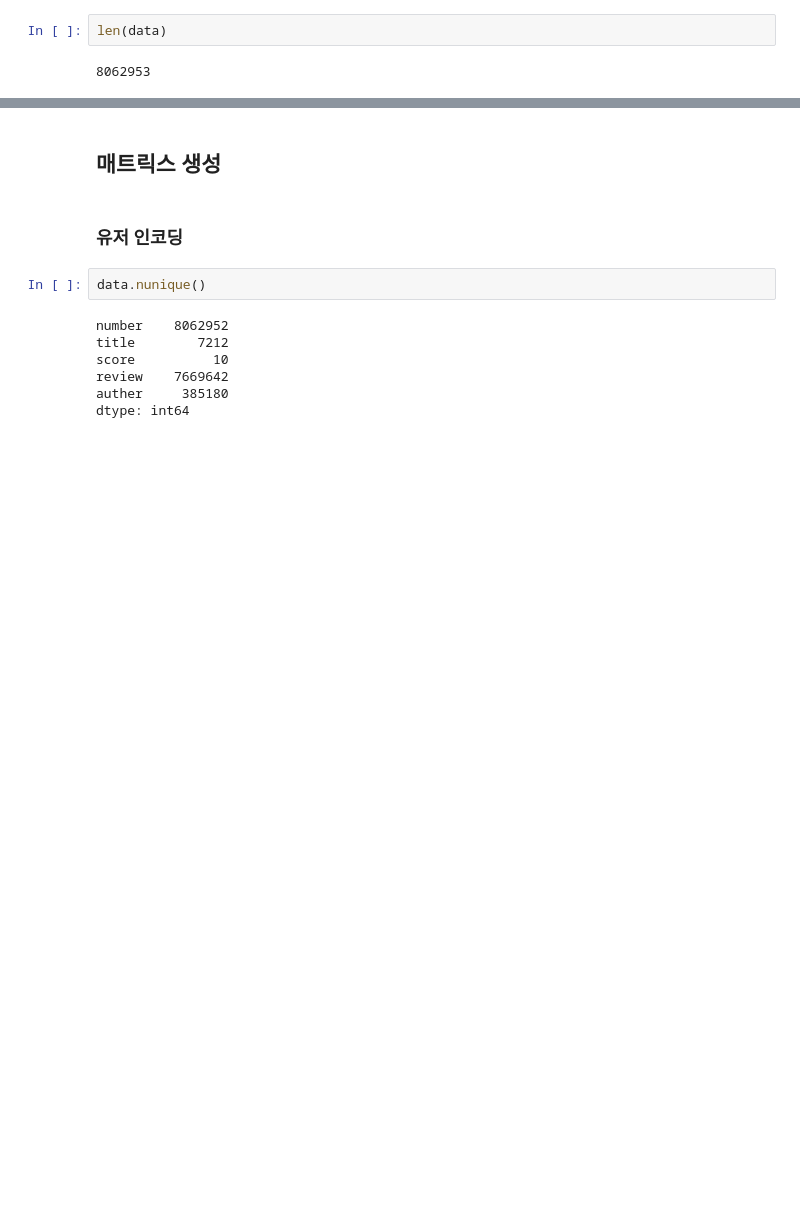
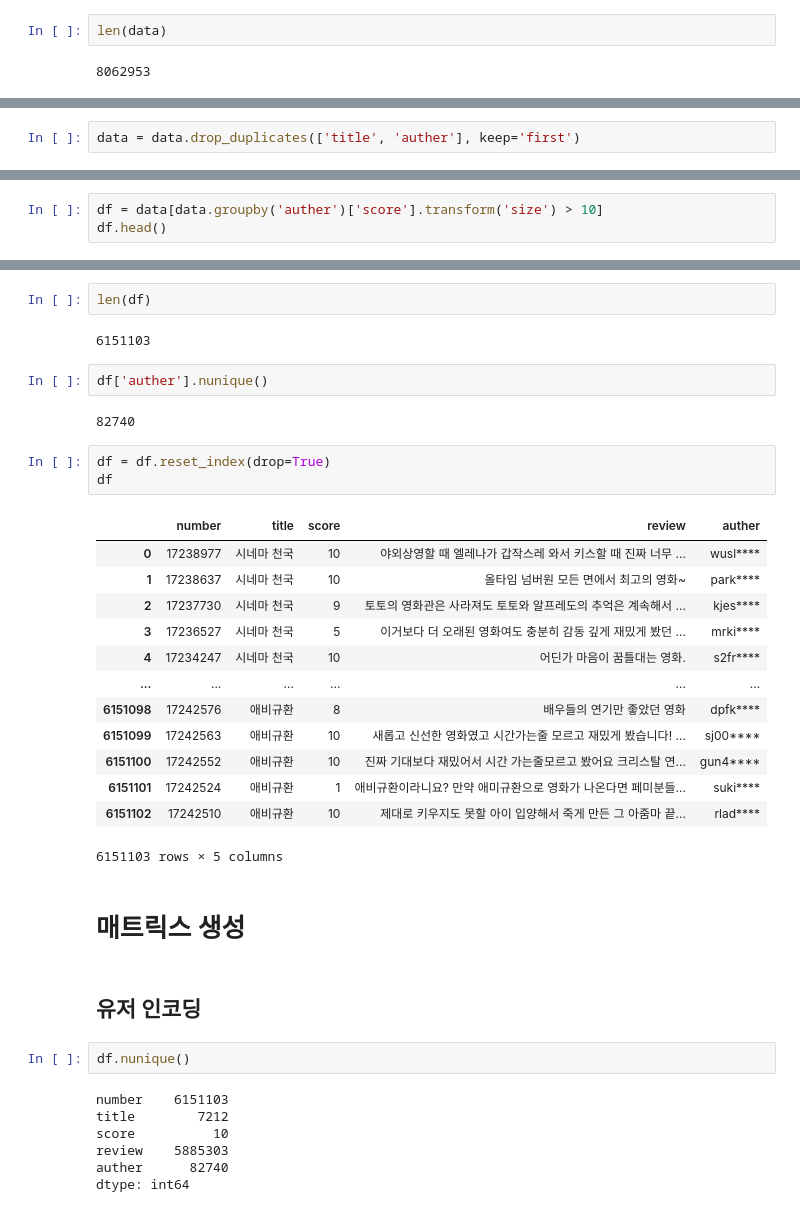
Before and after one commit to Daikoku1/Novel_Recommendation, a Jupyter notebook: 데이터/데이터 매트릭스 생성.ipynb, the cells around one changed output, grey strips where cells are left out. Saved outputs shown, nothing was run; the diff lists cells and outputs as text; blank space fills up the shorter version.

```diff
--- a/데이터/데이터 매트릭스 생성.ipynb
+++ b/데이터/데이터 매트릭스 생성.ipynb
@@ -49,0 +59,2 @@ len(data)
+# %%
+data = data.drop_duplicates(['title', 'auther'], keep='first')
@@ -49,0 +77,3 @@ len(data)
+# %%
+df = data[data.groupby('auther')['score'].transform('size') > 10]
+df.head()
@@ -50,13 +87,38 @@ len(data)
+# %%
+len(df)
+# %% [output]
+6151103
+# %%
+df['auther'].nunique()
+# %% [output]
+82740
+# %%
+df = df.reset_index(drop=True)
+df
+# %% [output]
+|  | number | title | score | review | auther |
+| 0 | 17238977 | 시네마 천국 | 10 | 야외상영할 때 엘레나가 갑작스레 와서 키스할 때 진짜 너무 ... | wusl**** |
+| 1 | 17238637 | 시네마 천국 | 10 | 올타임 넘버원 모든 면에서 최고의 영화~ | park**** |
+| 2 | 17237730 | 시네마 천국 | 9 | 토토의 영화관은 사라져도 토토와 알프레도의 추억은 계속해서 ... | kjes**** |
+| 3 | 17236527 | 시네마 천국 | 5 | 이거보다 더 오래된 영화여도 충분히 감동 깊게 재밌게 봤던 ... | mrki**** |
+| 4 | 17234247 | 시네마 천국 | 10 | 어딘가 마음이 꿈틀대는 영화. | s2fr**** |
+| ... | ... | ... | ... | ... | ... |
+| 6151098 | 17242576 | 애비규환 | 8 | 배우들의 연기만 좋았던 영화 | dpfk**** |
+| 6151099 | 17242563 | 애비규환 | 10 | 새롭고 신선한 영화였고 시간가는줄 모르고 재밌게 봤습니다! ... | sj00**** |
+| 6151100 | 17242552 | 애비규환 | 10 | 진짜 기대보다 재밌어서 시간 가는줄모르고 봤어요 크리스탈 연... | gun4**** |
+| 6151101 | 17242524 | 애비규환 | 1 | 애비규환이라니요? 만약 애미규환으로 영화가 나온다면 페미분들... | suki**** |
+| 6151102 | 17242510 | 애비규환 | 10 | 제대로 키우지도 못할 아이 입양해서 죽게 만든 그 아줌마 끝... | rlad**** |
+6151103 rows × 5 columns
 # %% [markdown]
-## 매트릭스 생성
+# 매트릭스 생성
 # %% [markdown]
-### 유저 인코딩
+## 유저 인코딩
 # %%
-data.nunique()
+df.nunique()
 # %% [output]
-number    8062952
+number    6151103
 title        7212
 score          10
-review    7669642
-auther     385180
+review    5885303
+auther      82740
 dtype: int64
```
Also changed, not shown: parts of 48 cells of this notebook.
